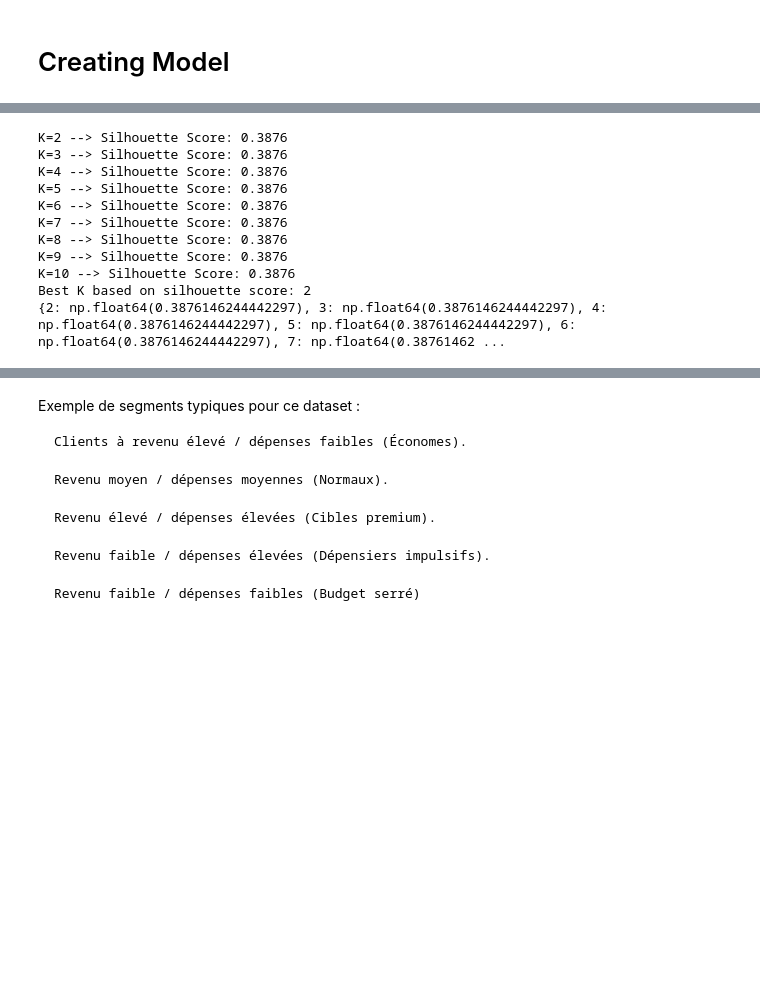
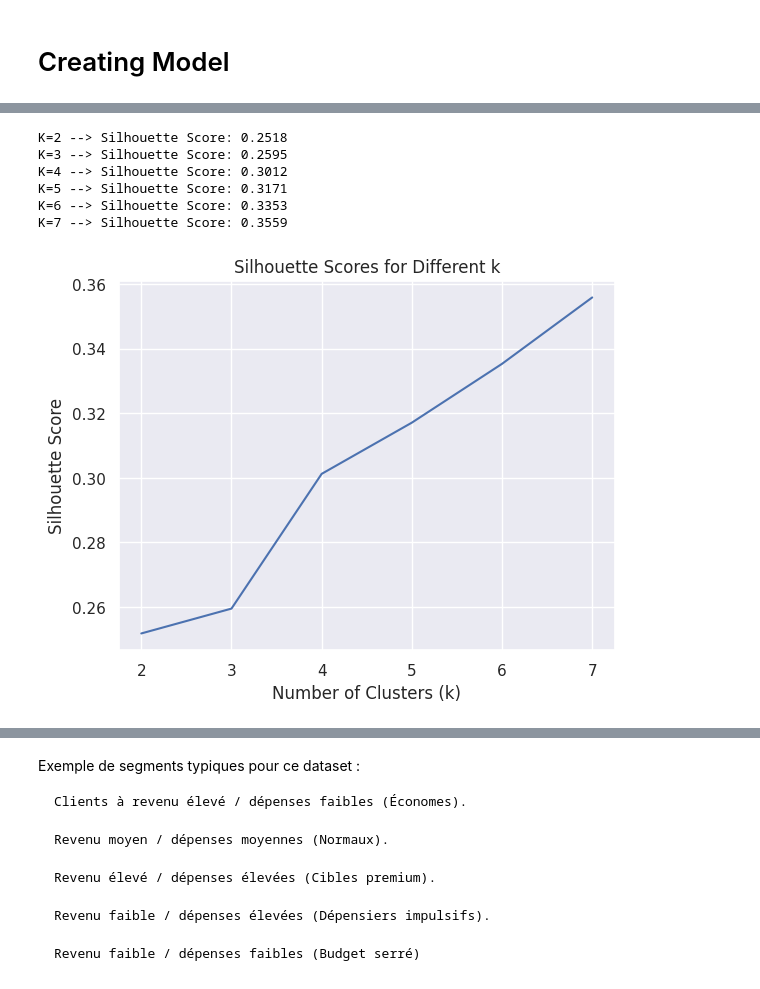
Before and after one commit to MissSacko/Bootcamp_Project_Data, a Jupyter notebook: frontend/app_react/src/Segmentation_clientèle.ipynb, the cells around one changed output, grey strips where cells are left out. Cells and saved outputs as stored; diff of their text form; code cells hidden in the pictures; blank space fills up the shorter version.

```diff
--- a/frontend/app_react/src/Segmentation_clientèle.ipynb
+++ b/frontend/app_react/src/Segmentation_clientèle.ipynb
@@ -224,27 +224,26 @@ plt.show()
-# %%
-kmeans_scores={}
-for i in range(2,11):
-  labels= kmeans.fit_predict(df_scaled)
-  score = silhouette_score(df_scaled, labels)
-  kmeans_scores[i] = score
-  print(f'K={i} --> Silhouette Score: {score:.4f}')
-
-# Choose optimal K (highest silhouette score)
-best_k = max(kmeans_scores, key=kmeans_scores.get)
-print(f"Best K based on silhouette score: {best_k}")
-print(kmeans_scores)
-# %% [output]
-K=2 --> Silhouette Score: 0.3876
-K=3 --> Silhouette Score: 0.3876
-K=4 --> Silhouette Score: 0.3876
-K=5 --> Silhouette Score: 0.3876
-K=6 --> Silhouette Score: 0.3876
-K=7 --> Silhouette Score: 0.3876
-K=8 --> Silhouette Score: 0.3876
-K=9 --> Silhouette Score: 0.3876
-K=10 --> Silhouette Score: 0.3876
-Best K based on silhouette score: 2
-{2: np.float64(0.3876146244442297), 3: np.float64(0.3876146244442297), 4: np.float64(0.3876146244442297), 5: np.float64(0.3876146244442297), 6: np.float64(0.3876146244442297), 7: np.float64(0.38761462 ...
+# %%
+# Calculate silhouette score for different k values
+silhouette_scores = []
+for k in range(2, 8):  # Silhouette score is undefined for 1 cluster
+    kmeans = KMeans(n_clusters=k, random_state=42)
+    kmeans.fit(scaled_data)
+    score = silhouette_score(scaled_data, kmeans.labels_)
+    silhouette_scores.append(score)
+    print(f'K={k} --> Silhouette Score: {score:.4f}')
+# Plot silhouette scores
+plt.plot(range(2, 8), silhouette_scores)
+plt.title('Silhouette Scores for Different k')
+plt.xlabel('Number of Clusters (k)')
+plt.ylabel('Silhouette Score')
+plt.show()
+# %% [output]
+K=2 --> Silhouette Score: 0.2518
+K=3 --> Silhouette Score: 0.2595
+K=4 --> Silhouette Score: 0.3012
+K=5 --> Silhouette Score: 0.3171
+K=6 --> Silhouette Score: 0.3353
+K=7 --> Silhouette Score: 0.3559
+[figure, added]
 # %%
 optimal_k = 6  # Choose based on elbow method
 kmeans = KMeans(n_clusters=optimal_k, init='k-means++', random_state=42)
```
Also changed, not shown: parts of 8 cells of this notebook, 45 other files.
